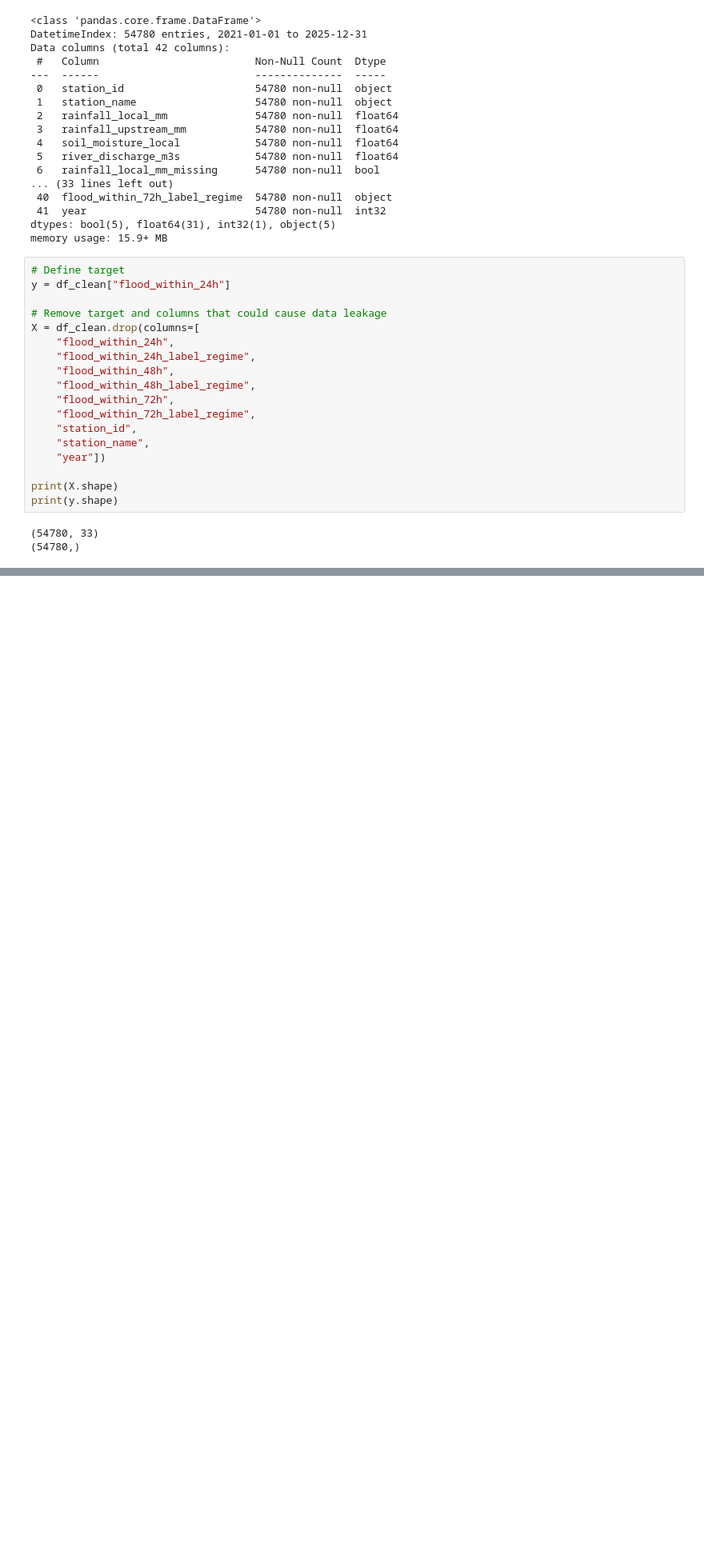
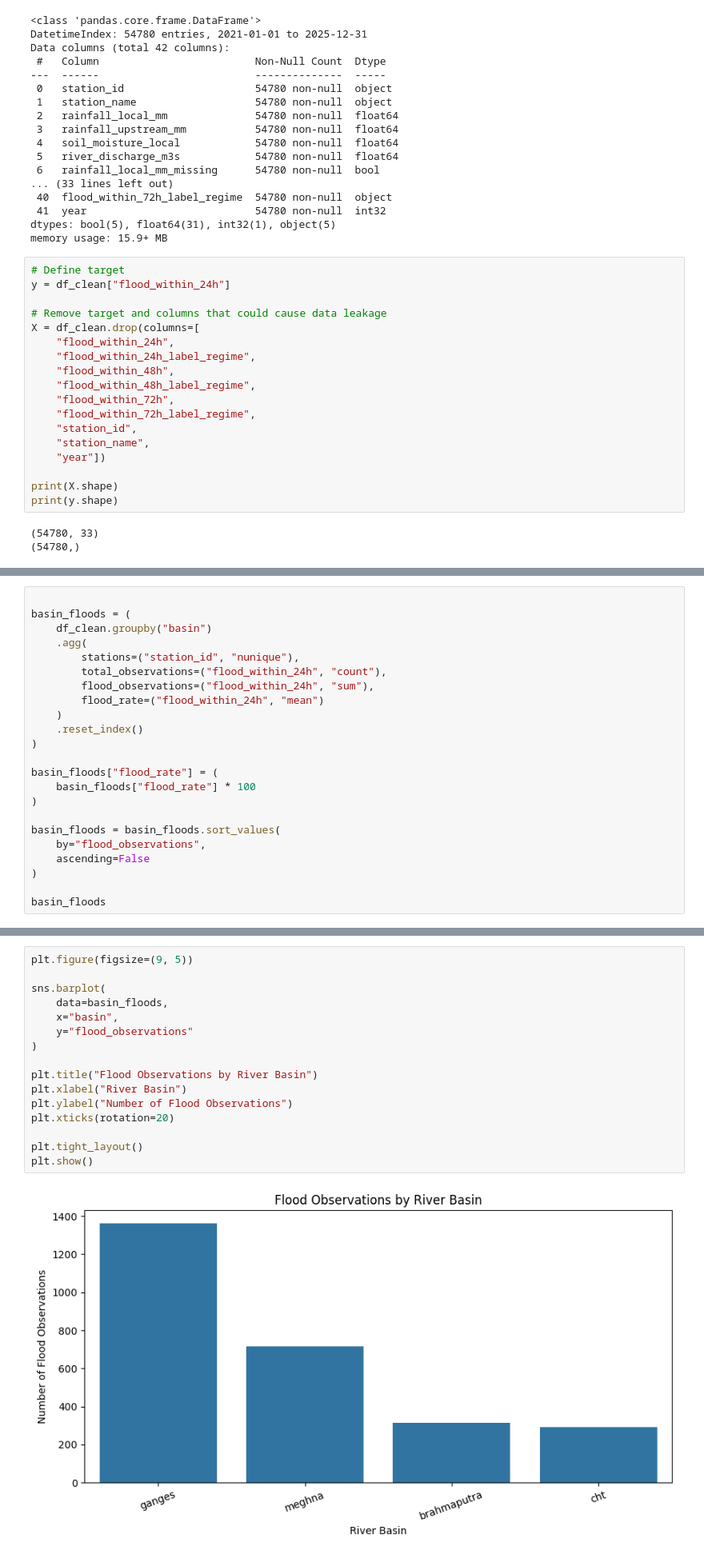
Before and after one commit to Burzo572/dsb_project, a Jupyter notebook: CapStoneProjectJankoBurzanovicFirstEda.ipynb, the cells around one changed output, grey strips where cells are left out. Shown at 80% size. Cells and saved outputs as stored; diff of their text form; blank space fills up the shorter version.

```diff
--- a/CapStoneProjectJankoBurzanovicFirstEda.ipynb
+++ b/CapStoneProjectJankoBurzanovicFirstEda.ipynb
@@ -648,0 +765,23 @@ print(y.shape)
+# %%
+
+basin_floods = (
+    df_clean.groupby("basin")
+    .agg(
+        stations=("station_id", "nunique"),
+        total_observations=("flood_within_24h", "count"),
+        flood_observations=("flood_within_24h", "sum"),
+        flood_rate=("flood_within_24h", "mean")
+    )
+    .reset_index()
+)
+
+basin_floods["flood_rate"] = (
+    basin_floods["flood_rate"] * 100
+)
+
+basin_floods = basin_floods.sort_values(
+    by="flood_observations",
+    ascending=False
+)
+
+basin_floods
@@ -648,0 +804,18 @@ print(y.shape)
+# %%
+plt.figure(figsize=(9, 5))
+
+sns.barplot(
+    data=basin_floods,
+    x="basin",
+    y="flood_observations"
+)
+
+plt.title("Flood Observations by River Basin")
+plt.xlabel("River Basin")
+plt.ylabel("Number of Flood Observations")
+plt.xticks(rotation=20)
+
+plt.tight_layout()
+plt.show()
+# %% [output]
+[figure, added]
```
Also changed, not shown: parts of 13 cells of this notebook.
